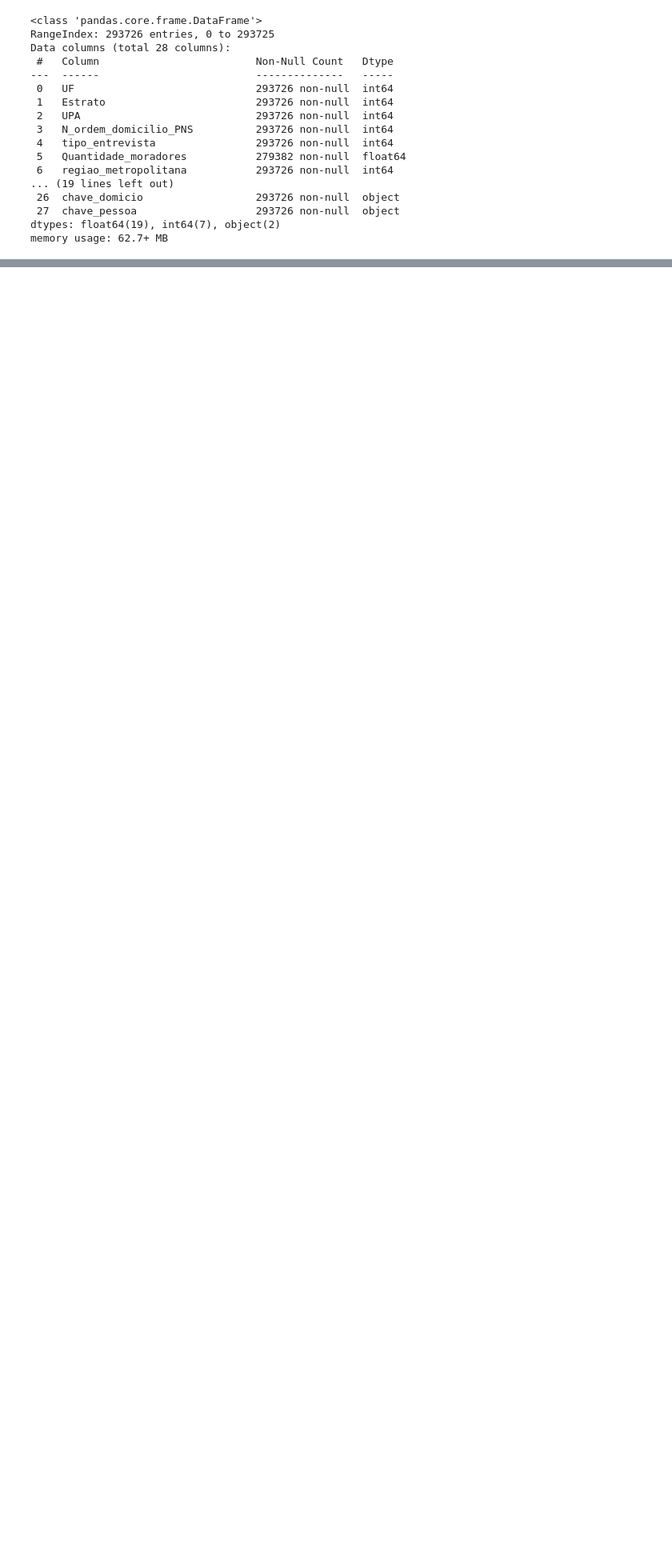
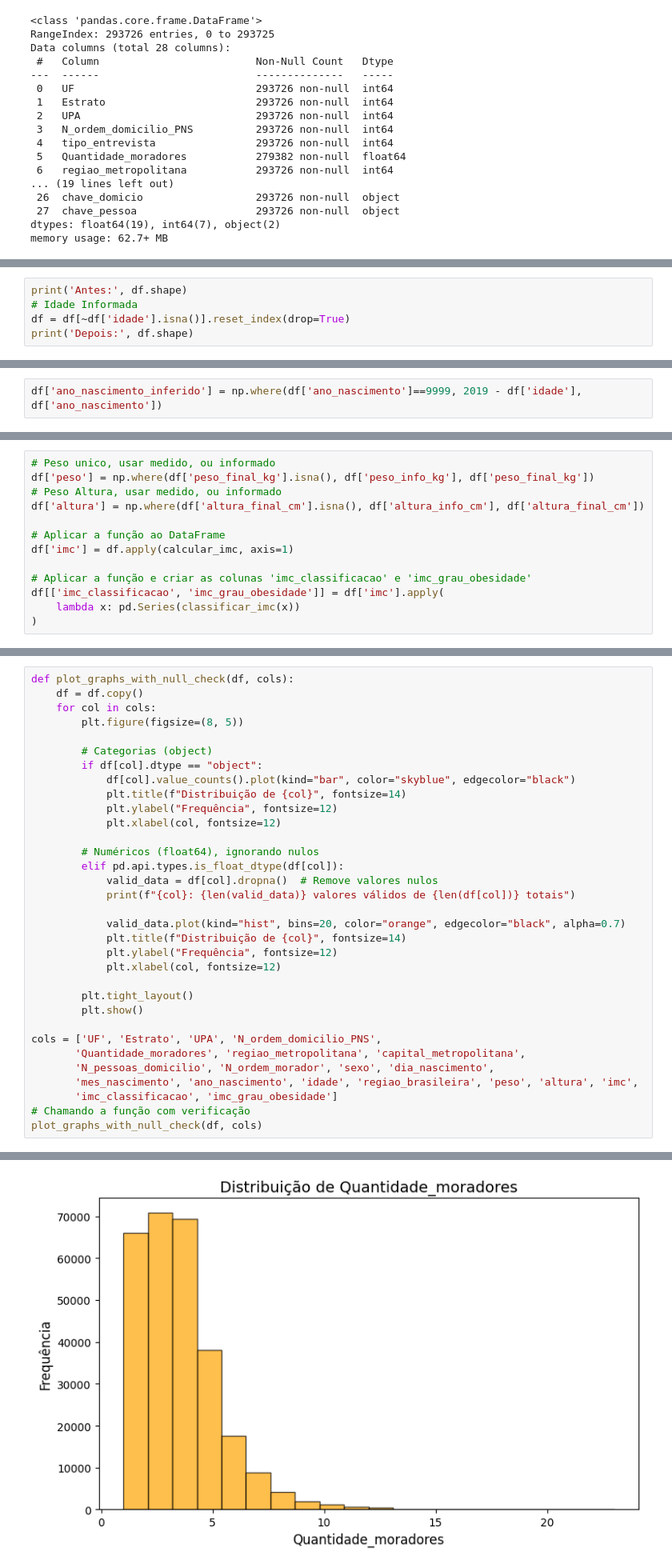
Before and after one commit to LeandroCoelhos/Notebook_PNS, a Jupyter notebook: 01_Dados_Iniciais.ipynb, the cells around one changed output, grey strips where cells are left out. Shown at 80% size. Saved outputs shown, nothing was run; the diff lists cells and outputs as text; blank space fills up the shorter version.

```diff
--- a/01_Dados_Iniciais.ipynb
+++ b/01_Dados_Iniciais.ipynb
@@ -778,0 +467,5 @@ df[df.ano_nascimento>= 2013]
+# %%
+print('Antes:', df.shape)
+# Idade Informada
+df = df[~df['idade'].isna()].reset_index(drop=True)
+print('Depois:', df.shape)
@@ -778,0 +479,2 @@ df[df.ano_nascimento>= 2013]
+# %%
+df['ano_nascimento_inferido'] = np.where(df['ano_nascimento']==9999, 2019 - df['idade'], df['ano_nascimento'])
@@ -778,0 +512,13 @@ df[df.ano_nascimento>= 2013]
+# %%
+# Peso unico, usar medido, ou informado
+df['peso'] = np.where(df['peso_final_kg'].isna(), df['peso_info_kg'], df['peso_final_kg'])
+# Peso Altura, usar medido, ou informado
+df['altura'] = np.where(df['altura_final_cm'].isna(), df['altura_info_cm'], df['altura_final_cm'])
+
+# Aplicar a função ao DataFrame
+df['imc'] = df.apply(calcular_imc, axis=1)
+
+# Aplicar a função e criar as colunas 'imc_classificacao' e 'imc_grau_obesidade'
+df[['imc_classificacao', 'imc_grau_obesidade']] = df['imc'].apply(
+    lambda x: pd.Series(classificar_imc(x))
+)
@@ -778,0 +547,34 @@ df[df.ano_nascimento>= 2013]
+# %%
+def plot_graphs_with_null_check(df, cols):
+    df = df.copy()
+    for col in cols:
+        plt.figure(figsize=(8, 5))
+
+        # Categorias (object)
+        if df[col].dtype == "object":
+            df[col].value_counts().plot(kind="bar", color="skyblue", edgecolor="black")
+            plt.title(f"Distribuição de {col}", fontsize=14)
+            plt.ylabel("Frequência", fontsize=12)
+            plt.xlabel(col, fontsize=12)
+
+        # Numéricos (float64), ignorando nulos
+        elif pd.api.types.is_float_dtype(df[col]):
+            valid_data = df[col].dropna()  # Remove valores nulos
+            print(f"{col}: {len(valid_data)} valores válidos de {len(df[col])} totais")
+
+            valid_data.plot(kind="hist", bins=20, color="orange", edgecolor="black", alpha=0.7)
+            plt.title(f"Distribuição de {col}", fontsize=14)
+            plt.ylabel("Frequência", fontsize=12)
+            plt.xlabel(col, fontsize=12)
+
+        plt.tight_layout()
+        plt.show()
+
+cols = ['UF', 'Estrato', 'UPA', 'N_ordem_domicilio_PNS',
+       'Quantidade_moradores', 'regiao_metropolitana', 'capital_metropolitana',
+       'N_pessoas_domicilio', 'N_ordem_morador', 'sexo', 'dia_nascimento',
+       'mes_nascimento', 'ano_nascimento', 'idade', 'regiao_brasileira', 'peso', 'altura', 'imc',
+       'imc_classificacao', 'imc_grau_obesidade']
+# Chamando a função com verificação
+plot_graphs_with_null_check(df, cols)
+# %% [output]
@@ -778,0 +586 @@ df[df.ano_nascimento>= 2013]
+[figure, added]
```
Also changed, not shown: parts of 61 cells of this notebook, 3 other files.
